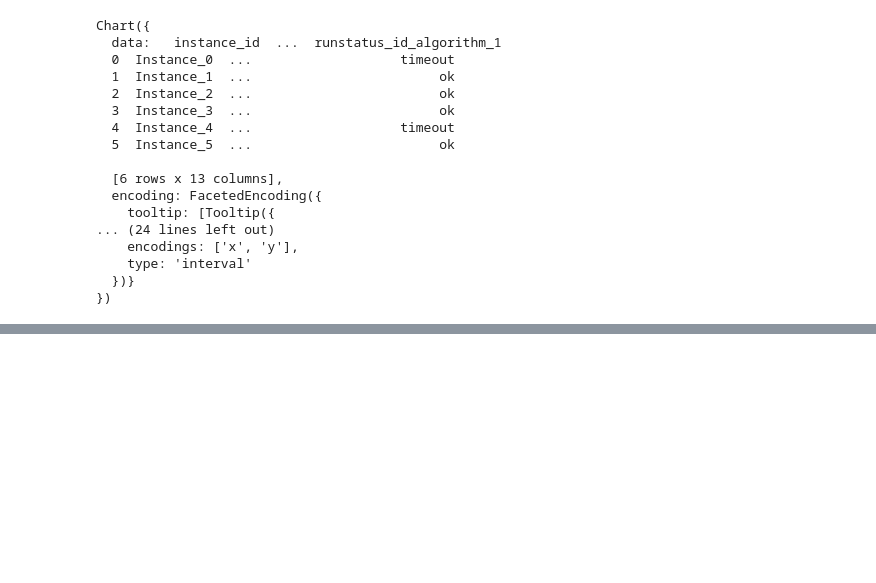
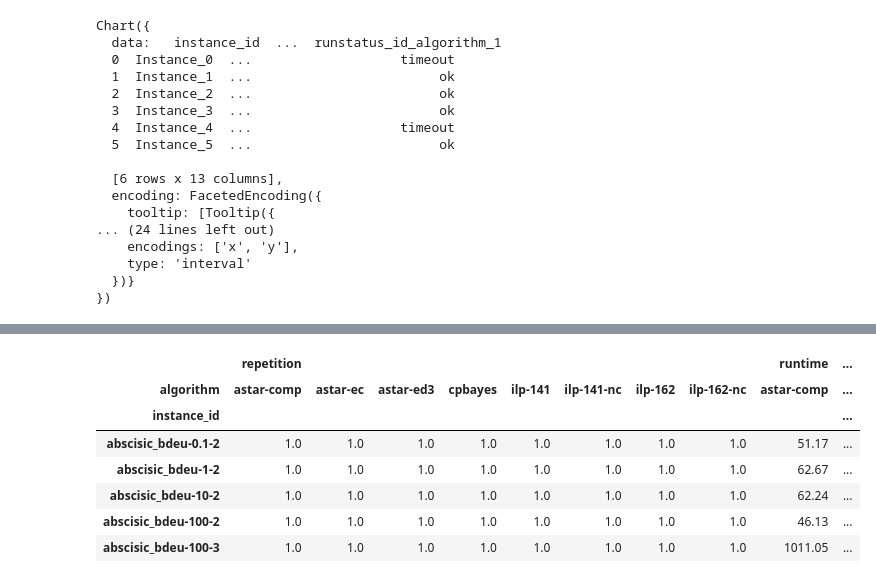
Before and after one commit to chawlaKat/Notebook-Noodlings, a Jupyter notebook: Get_Scattered.ipynb, the cells around one changed output, grey strips where cells are left out. Cells and saved outputs as stored; diff of their text form; code cells hidden in the pictures; blank space fills up the shorter version.

```diff
--- a/Get_Scattered.ipynb
+++ b/Get_Scattered.ipynb
@@ -1195,0 +1231,4 @@ how can i let users choose whether to include or exclude 'memout' and 'timout' ?
+# %%
+aslong_multi = long_alg_source.set_index(['instance_id', 'algorithm'])
+
+aslong_multi.head()
@@ -1195,0 +1243,12 @@ how can i let users choose whether to include or exclude 'memout' and 'timout' ?
+# %%
+aslong_unstacked = aslong_multi.unstack()
+aslong_unstacked.head()
+# %% [output]
+|  | repetition |  |  |  |  |  |  |  | runtime | ... |
+| algorithm | astar-comp | astar-ec | astar-ed3 | cpbayes | ilp-141 | ilp-141-nc | ilp-162 | ilp-162-nc | astar-comp | ... |
+| instance_id |  |  |  |  |  |  |  |  |  | ... |
+| abscisic_bdeu-0.1-2 | 1.0 | 1.0 | 1.0 | 1.0 | 1.0 | 1.0 | 1.0 | 1.0 | 51.17 | ... |
+| abscisic_bdeu-1-2 | 1.0 | 1.0 | 1.0 | 1.0 | 1.0 | 1.0 | 1.0 | 1.0 | 62.67 | ... |
+| abscisic_bdeu-10-2 | 1.0 | 1.0 | 1.0 | 1.0 | 1.0 | 1.0 | 1.0 | 1.0 | 62.24 | ... |
+| abscisic_bdeu-100-2 | 1.0 | 1.0 | 1.0 | 1.0 | 1.0 | 1.0 | 1.0 | 1.0 | 46.13 | ... |
+| abscisic_bdeu-100-3 | 1.0 | 1.0 | 1.0 | 1.0 | 1.0 | 1.0 | 1.0 | 1.0 | 1011.05 | ... |
```
Also changed, not shown: parts of 14 cells of this notebook.
